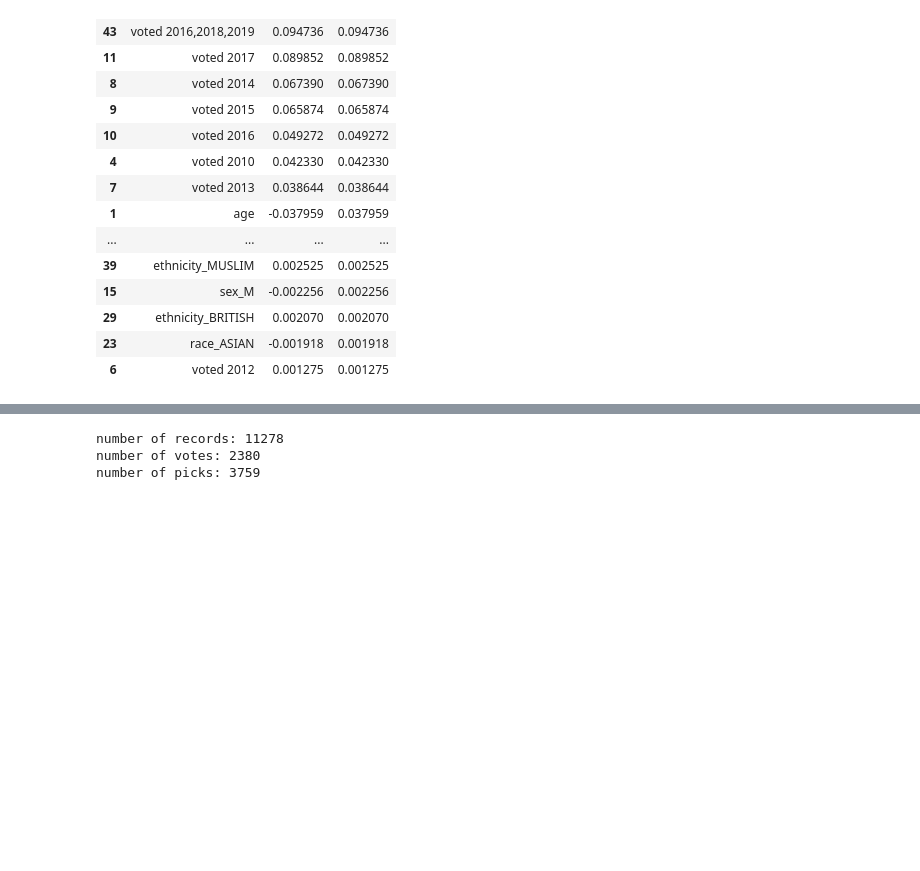
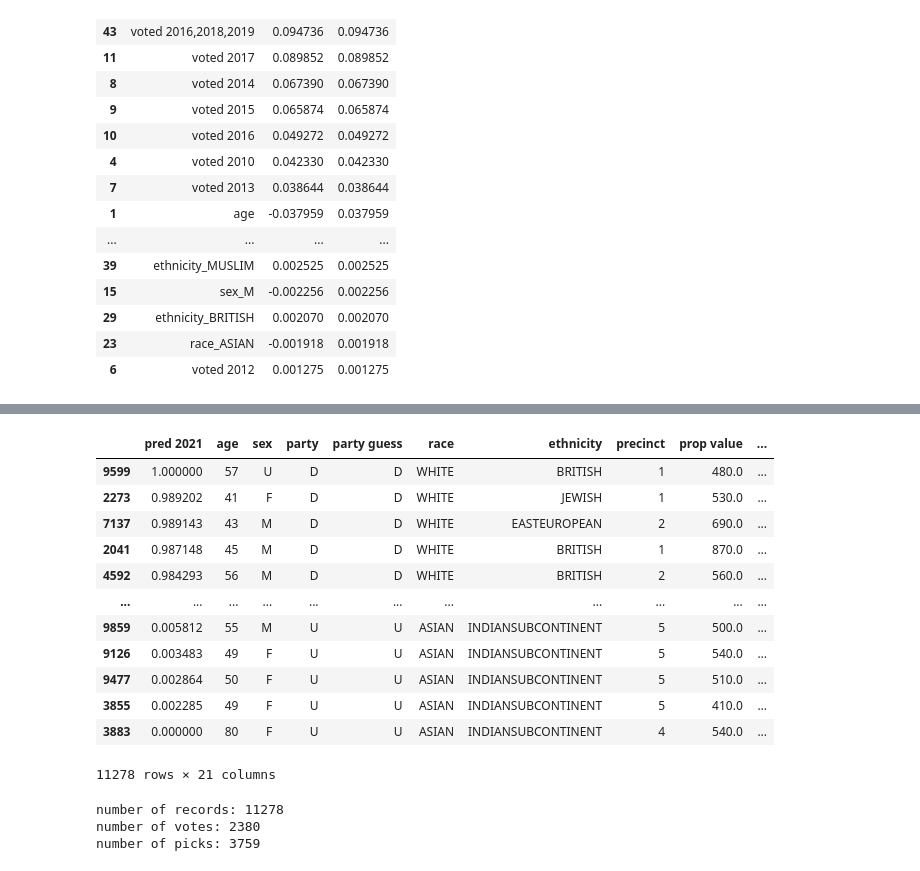
Before and after one commit to lajos/predict-voter-propensity-linear, a Jupyter notebook: linear regression.ipynb, the cells around one changed output, grey strips where cells are left out. Drawn from its saved outputs; the diff is of its cells as text; code cells hidden in the pictures; blank space fills up the shorter version.

```diff
--- a/linear regression.ipynb
+++ b/linear regression.ipynb
@@ -22,6 +22,7 @@ from sklearn.metrics import r2_score
 plt.rcParams['figure.dpi'] = 250
 # %%
 df = pd.read_csv('data/voting_data_anonymized.tsv', sep='\t')
+original_columns = list(df.columns)
 df.head()
 # %% [output]
 |  | age | sex | party | party guess | race | ethnicity | precinct | prop value | voted 2010 | ... |
@@ -299,3 +294,19 @@ df_all.describe()
+# %%
+df_all.sort_values(['pred 2021'], ascending=False)[['pred 2021']+original_columns]
+# %% [output]
+|  | pred 2021 | age | sex | party | party guess | race | ethnicity | precinct | prop value | ... |
+| 9599 | 1.000000 | 57 | U | D | D | WHITE | BRITISH | 1 | 480.0 | ... |
+| 2273 | 0.989202 | 41 | F | D | D | WHITE | JEWISH | 1 | 530.0 | ... |
+| 7137 | 0.989143 | 43 | M | D | D | WHITE | EASTEUROPEAN | 2 | 690.0 | ... |
+| 2041 | 0.987148 | 45 | M | D | D | WHITE | BRITISH | 1 | 870.0 | ... |
+| 4592 | 0.984293 | 56 | M | D | D | WHITE | BRITISH | 2 | 560.0 | ... |
+| ... | ... | ... | ... | ... | ... | ... | ... | ... | ... | ... |
+| 9859 | 0.005812 | 55 | M | U | U | ASIAN | INDIANSUBCONTINENT | 5 | 500.0 | ... |
+| 9126 | 0.003483 | 49 | F | U | U | ASIAN | INDIANSUBCONTINENT | 5 | 540.0 | ... |
+| 9477 | 0.002864 | 50 | F | U | U | ASIAN | INDIANSUBCONTINENT | 5 | 510.0 | ... |
+| 3855 | 0.002285 | 49 | F | U | U | ASIAN | INDIANSUBCONTINENT | 5 | 410.0 | ... |
+| 3883 | 0.000000 | 80 | F | U | U | ASIAN | INDIANSUBCONTINENT | 4 | 540.0 | ... |
+11278 rows × 21 columns
 # %%
 n_records = df_all.shape[0]
 n_picks = n_records // 3
```
Also changed, not shown: parts of 7 cells of this notebook.
